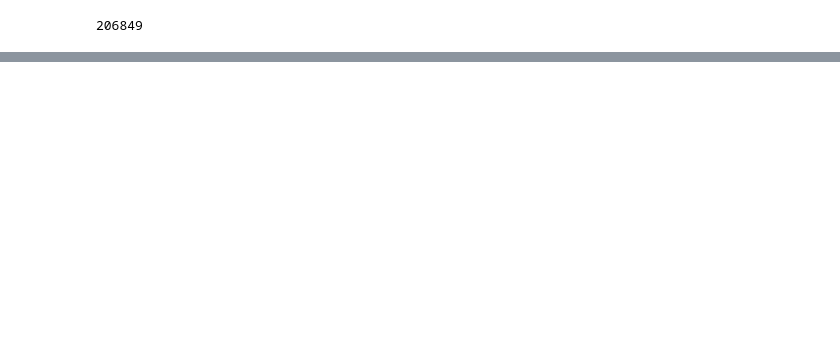
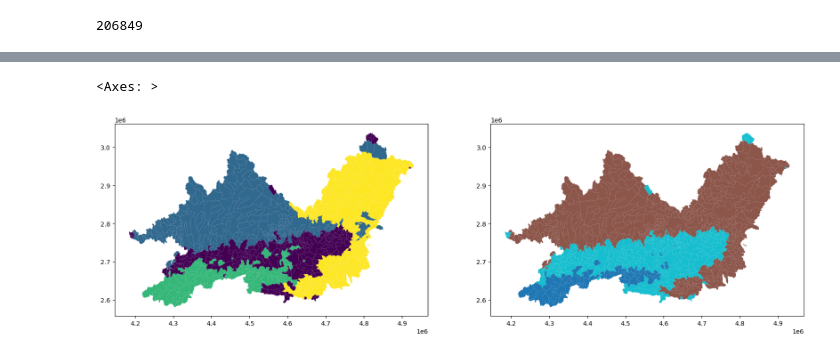
Before and after one commit to tripleUU-U/lamah-ce_lstm, a Jupyter notebook: analysis/evaluation/model_Inspection.ipynb, the cells around one changed output, grey strips where cells are left out. Cells and saved outputs as stored; diff of their text form; code cells hidden in the pictures; blank space fills up the shorter version.

```diff
--- a/analysis/evaluation/model_Inspection.ipynb
+++ b/analysis/evaluation/model_Inspection.ipynb
@@ -27,0 +106,39 @@ sum(p.numel() for p in ea_lstm.parameters() if p.requires_grad)
+# %%
+import pickle as pkl
+
+with open("/home/wuhlmann/BA/data/processed_data/evaluation/input_gate.p", "rb") as f:
+    input_gate_dict = pkl.load(f)
+
+input_gate_dict = dict(sorted(input_gate_dict.items(), key=lambda item: int(item[0])))
+# %%
+i_vectors = []
+
+for b in input_gate_dict.keys():
+
+	i_vectors.append(torch.sigmoid(input_gate_dict[b].cpu()).detach().numpy())
+# %%
+import pandas as pd
+import geopandas as gpd
+
+strata_ids = pd.read_table("/home/wuhlmann/BA/repo/lamah-ce_lstm/data/splits_incl_landcover/strata_ids.txt", header=0, sep=",")
+strata_ids.set_index("ID", inplace=True)
+
+lamah_gdf = gpd.read_file("/home/wuhlmann/BA/data/raw_data/2_LamaH-CE_daily/B_basins_intermediate_all/3_shapefiles/Basins_B.shp")
+lamah_gdf.set_index("ID", inplace=True)
+lamah_gdf["strata"] = strata_ids["names"]
+lamah_gdf.sort_index(ascending=True, inplace=True)
+# %%
+from sklearn.cluster import KMeans
+
+kmeans = KMeans(4, random_state=1277)
+
+labels = kmeans.fit_predict(i_vectors)
+
+fig, axs = plt.subplots(1,2, figsize=(20,10))
+
+lamah_gdf["cluster"] = labels
+lamah_gdf.plot("cluster", ax=axs[0])
+lamah_gdf.plot("strata", ax=axs[1])
+# %% [output]
+<Axes: >
+[figure, added]
```
Also changed, not shown: parts of 11 cells of this notebook, 2 other files.
